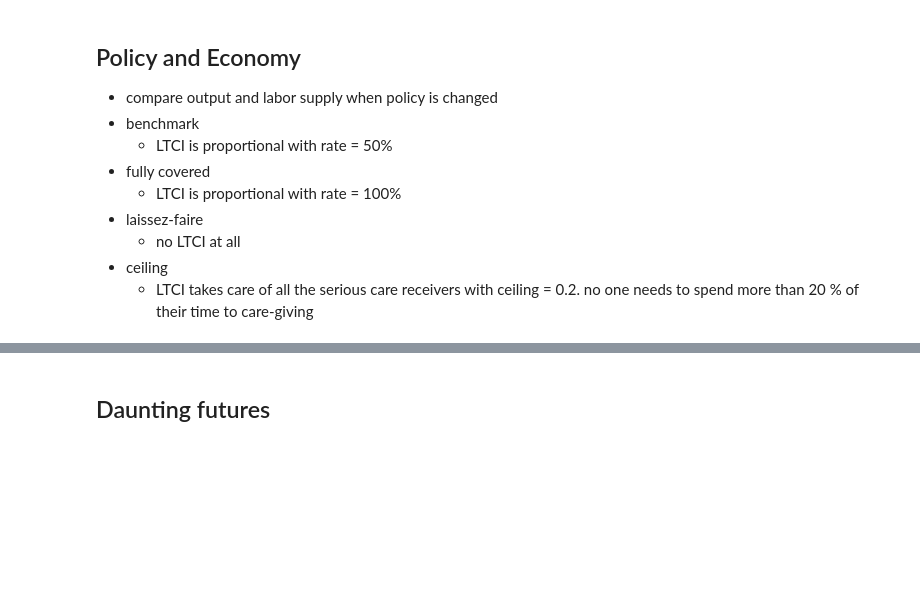
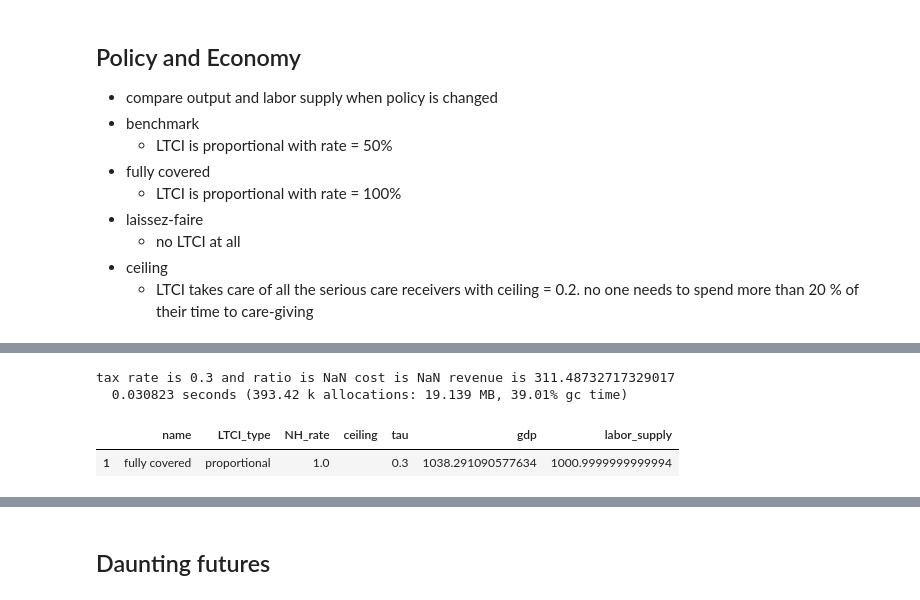
Before and after one commit to daimoriwaki/care_economy, a Jupyter notebook: care_economy_v0.2.ipynb, the cells around one changed output, grey strips where cells are left out. Drawn from its saved outputs; the diff is of its cells as text; code cells hidden in the pictures; blank space fills up the shorter version.

```diff
--- a/care_economy_v0.2.ipynb
+++ b/care_economy_v0.2.ipynb
@@ -620,15 +566,23 @@ simulator (generic function with 12 methods)
 # Fiscal sustainability of LTCI
 # %%
 # cost
-function LTCI_cost(LTCI_type = LTCI_type, raw_hour_home_record = raw_hour_home_record, hour_home_record = hour_home_record,
-        NH_rate = NH_rate, phi = phi, wage_care = wage_care, care_hour = care_hour, ceiling = ceiling, sick_rate = sick_rate,
+function LTCI_cost(LTCI_type, NH_rate, ceiling, raw_hour_home_record = raw_hour_home_record, hour_home_record = hour_home_record,
+        phi = phi, wage_care = wage_care, care_hour = care_hour,sick_rate = sick_rate,
         dep_rate = dep_rate)
     if LTCI_type == 1
-        return sum(hour_home_record)*(NH_rate/(1 - NH_rate))*phi*wage_care
+        if NH_rate <= 0
+            return 0
+        else
+            return sum(hour_home_record)*(NH_rate/(1 - NH_rate))*phi*wage_care
+        end
     end
     if LTCI_type == 2
-        return phi*wage_care*sum((raw_hour_home_record*dep_rate*sick_rate*care_hour - ceiling).*
+        if ceiling <= 0
+            return 0
+        else
+            return phi*wage_care*sum((raw_hour_home_record*dep_rate*sick_rate*care_hour - ceiling).*
         (raw_hour_home_record*dep_rate*sick_rate*care_hour .> ceiling))
+        end
     end
 end
 # %% [output]
@@ -647,5 +590,5 @@ LTCI_cost (generic function with 11 methods)
 # %%
-function calc_revenue(wage_record, hour_mkt_record, tau = tau)
+function calc_revenue(wage_record, hour_mkt_record, tau)
     sum(wage_record.*hour_mkt_record*tau)
 end
 # %% [output]
@@ -670,18 +607,24 @@ calc_pension_cost (generic function with 4 methods)
 while nworkers() < num_threads
     addprocs(1);
 end
+# %%
+# debugging
+"""tau = 0.3;
+LTCI_type = 1;
+NH_rate = 0.5;
+ceiling = 0;
+pol_consumption, pol_hour_mkt, pol_income, pol_new_asset, pol_new_average_income = gen_policy_function(tau, LTCI_type, NH_rate, ceiling, num_grid, value_function);
+consumption_record, asset_record, hour_mkt_record, hour_home_record, new_average_income_record = simulator(LTCI_type, NH_rate, ceiling, pol_consumption, pol_new_asset, pol_hour_mkt, pol_new_average_income);
+consumption_record""";
 # %%
-"function iteration(tau, LTCI_type, NH_rate, ceiling, tol = 0.05, lr = 0.01, drep_rate = rep_rate, num_grid = num_grid,
-        raw_hour_home_record = raw_hour_home_record, wage_record = wage_record, value_function = value_function, ratio = 0)"
-function iteration(tau, LTCI_type, NH_rate, ceiling, tol = 0.1, lr = 0.01, drep_rate = rep_rate, num_grid = num_grid,
+function iteration(tau, LTCI_type, NH_rate, ceiling, tol = 0.05, lr = 0.01, drep_rate = rep_rate, num_grid = num_grid,
         raw_hour_home_record = raw_hour_home_record, wage_record = wage_record, value_function = value_function, ratio = 0)
     while abs(ratio - 1) > tol
-        pol_consumption, pol_hour_mkt, pol_income, pol_new_asset, pol_new_average_income = gen_policy_function(num_grid, value_function)
 
-        consumption_record, asset_record, hour_mkt_record, hour_home_record,
-        new_average_income_record = simulator(pol_consumption, pol_new_asset, pol_hour_mkt, pol_new_average_income)
+        pol_consumption, pol_hour_mkt, pol_income, pol_new_asset, pol_new_average_income = gen_policy_function(tau, LTCI_type, NH_rate, ceiling, num_grid, value_function)
+        consumption_record, asset_record, hour_mkt_record, hour_home_record, new_average_income_record = simulator(LTCI_type, NH_rate, ceiling, pol_consumption, pol_new_asset, pol_hour_mkt, pol_new_average_income)
 
-        cost = LTCI_cost(LTCI_type, raw_hour_home_record) + calc_pension_cost(wage_record, hour_mkt_record, rep_rate)
+        cost = LTCI_cost(LTCI_type, NH_rate, ceiling, raw_hour_home_record) + calc_pension_cost(wage_record, hour_mkt_record, rep_rate)
         revenue = calc_revenue(wage_record, hour_mkt_record, tau)
         ratio = cost/revenue
         if ratio > 1 + tol
@@ -809,15 +769,20 @@ results = DataFrame(name = "benchmark", LTCI_type = "proportional", NH_rate = 0.
 # %%
 # fully covered economy
-@time iter_results = iteration(0.5, 1, 1.0, 0, 0.01);
+@time iter_results = iteration(0.3, 1, 1.0, 0, 0.05);
 tau = iter_results[1];
 LTCI_type = iter_results[2];
 NH_rate = iter_results[3];
 ceiling = iter_results[4];
 consumption_record = iter_results[5];
 asset_record = iter_results[6];
 hour_mkt_record = iter_results[7];
 hour_home_record = iter_results[8];
 results_fully = DataFrame(name = "fully covered", LTCI_type = "proportional", NH_rate = NH_rate, ceiling = "",
     tau = tau, gdp = sum(wage_record.*hour_mkt_record), labor_supply=sum(hour_mkt_record))
+# %% [output]
+tax rate is 0.3 and ratio is NaN cost is NaN revenue is 311.48732717329017
+  0.030823 seconds (393.42 k allocations: 19.139 MB, 39.01% gc time)
+|  | name | LTCI_type | NH_rate | ceiling | tau | gdp | labor_supply |
+| 1 | fully covered | proportional | 1.0 |  | 0.3 | 1038.291090577634 | 1000.9999999999994 |
 # %%
 results = vcat(results, results_fully)
```
Also changed, not shown: parts of 38 cells of this notebook.
